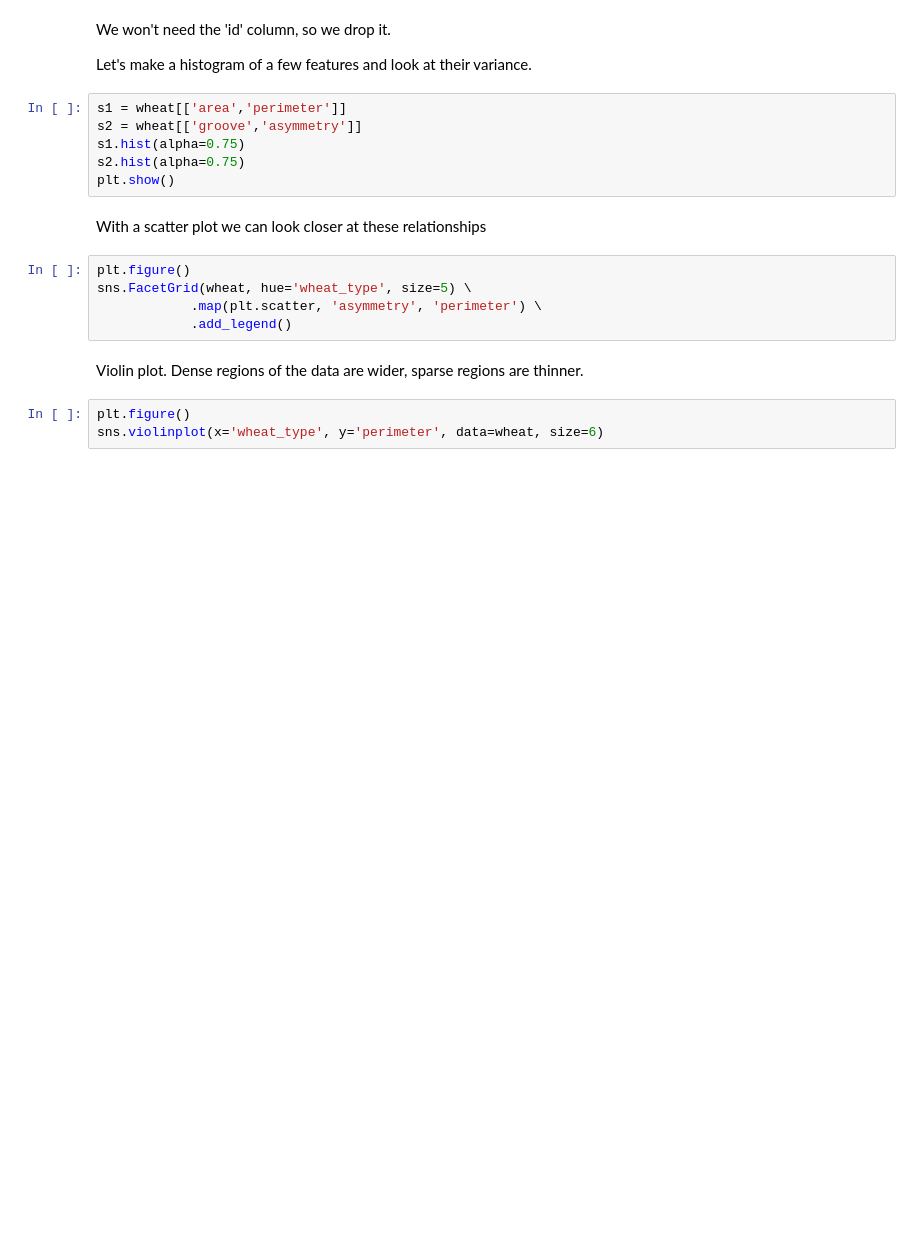
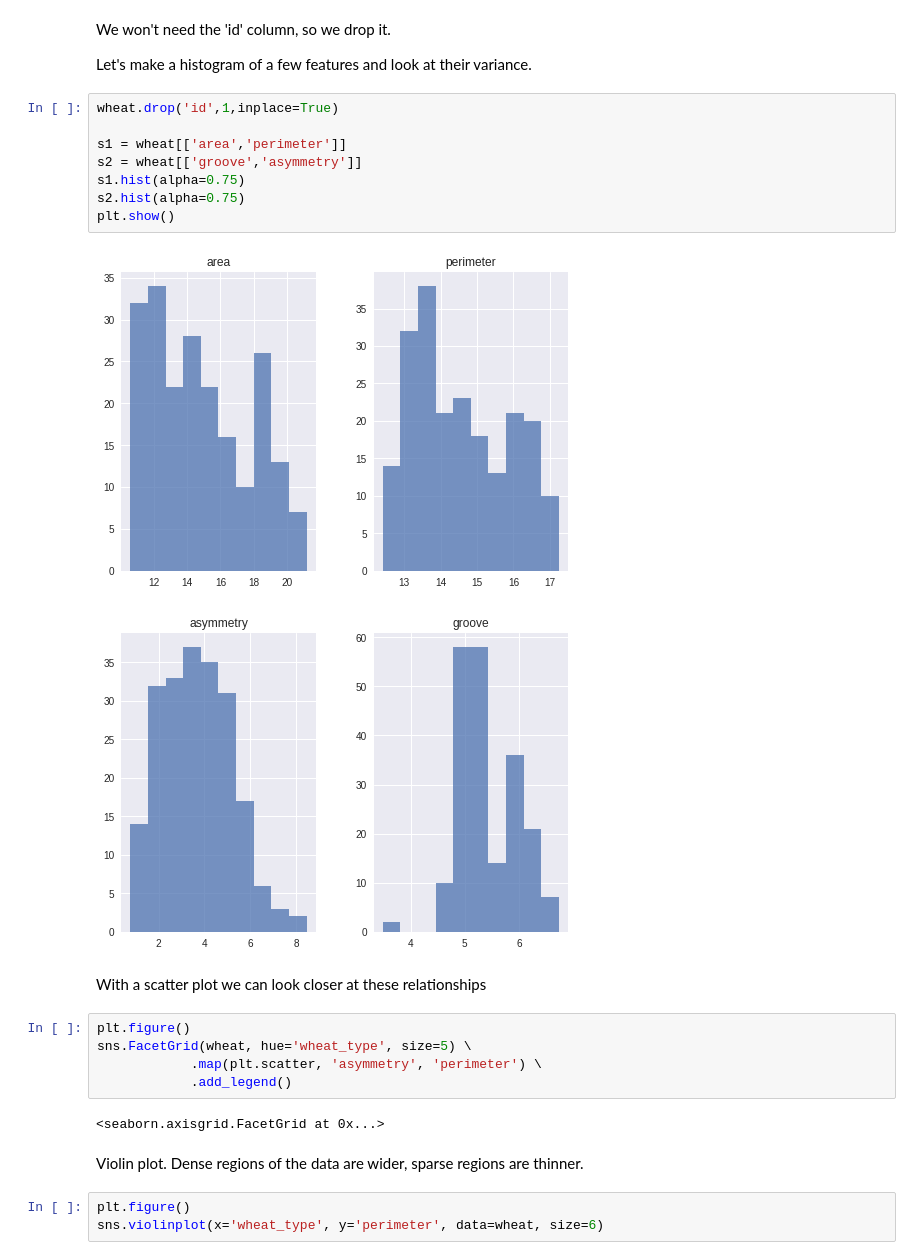
Before and after one commit to kalfasyan/Data_Science_playground, a Jupyter notebook: seeds_PandasSeaborn.ipynb, the cells around one changed output. Cells and saved outputs as stored; diff of their text form; blank space fills up the shorter version.

```diff
--- a/seeds_PandasSeaborn.ipynb
+++ b/seeds_PandasSeaborn.ipynb
@@ -16,11 +23,16 @@ We won't need the 'id' column, so we drop it.
 
 Let's make a histogram of a few features and look at their variance.
 # %%
+wheat.drop('id',1,inplace=True)
+
 s1 = wheat[['area','perimeter']]
 s2 = wheat[['groove','asymmetry']]
 s1.hist(alpha=0.75)
 s2.hist(alpha=0.75)
 plt.show()
+# %% [output]
+[figure, added]
+[figure, added]
 # %% [markdown]
 With a scatter plot we can look closer at these relationships
 # %%
@@ -28,6 +40,8 @@ plt.figure()
 sns.FacetGrid(wheat, hue='wheat_type', size=5) \
             .map(plt.scatter, 'asymmetry', 'perimeter') \
             .add_legend()
+# %% [output]
+<seaborn.axisgrid.FacetGrid at 0x...>
 # %% [markdown]
 Violin plot. Dense regions of the data are wider, sparse regions are thinner.
 # %%
```
Also changed, not shown: parts of 7 cells of this notebook.
